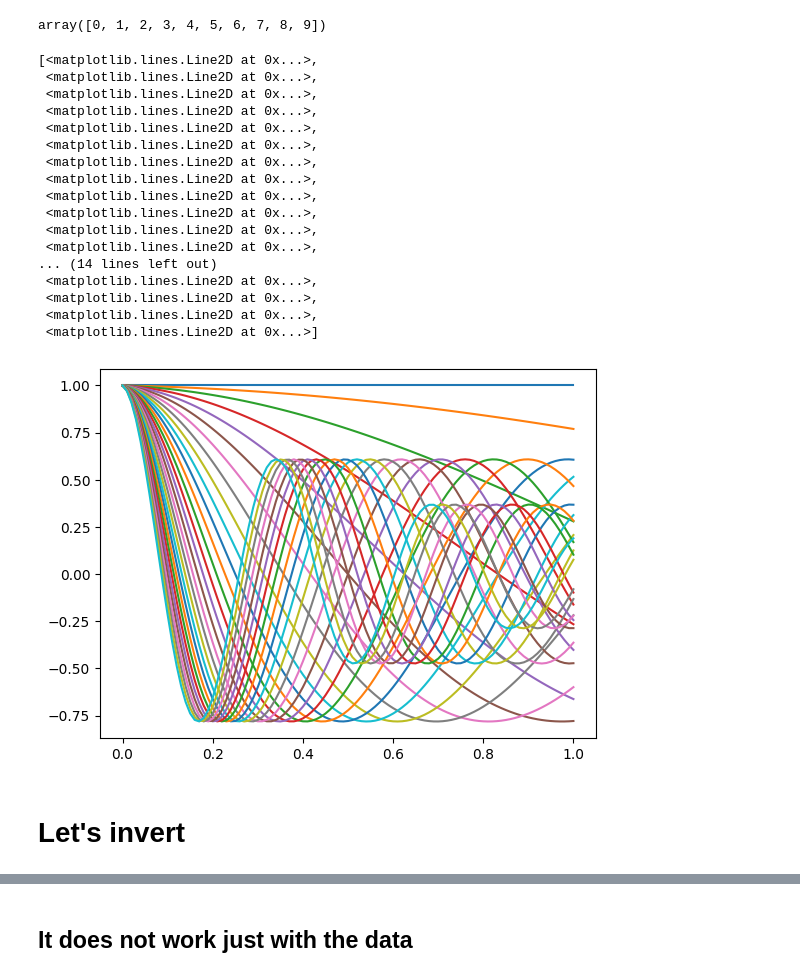
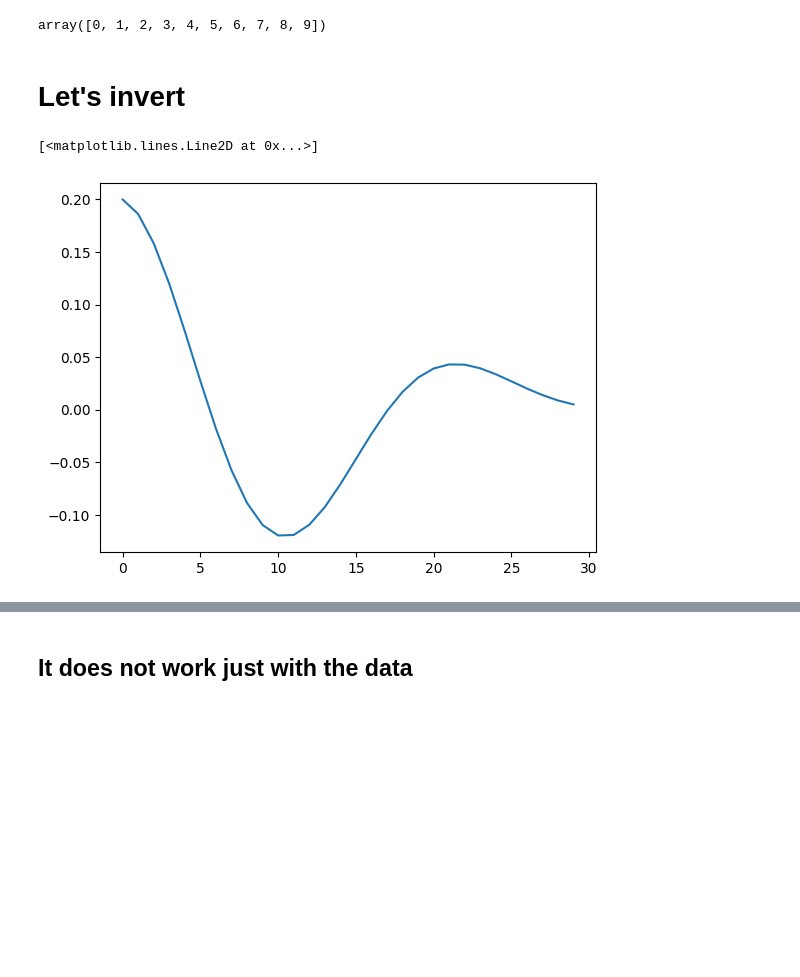
Before and after one commit to emgeolab/geol-4250, a Jupyter notebook: linear_inversion/linear_tikhonov.ipynb, the cells around one changed output, grey strips where cells are left out. Drawn from its saved outputs; the diff is of its cells as text; code cells hidden in the pictures; blank space fills up the shorter version.

```diff
--- a/linear_inversion/linear_tikhonov.ipynb
+++ b/linear_inversion/linear_tikhonov.ipynb
@@ -94,31 +91,17 @@ vec
 # %% [output]
 array([0, 1, 2, 3, 4, 5, 6, 7, 8, 9])
 # %%
-plt.plot(x_node, G_node.T)
+# plt.plot(x_node, G_node.T)
-# %% [output]
-[<matplotlib.lines.Line2D at 0x...>,
- <matplotlib.lines.Line2D at 0x...>,
- <matplotlib.lines.Line2D at 0x...>,
- <matplotlib.lines.Line2D at 0x...>,
- <matplotlib.lines.Line2D at 0x...>,
- <matplotlib.lines.Line2D at 0x...>,
- <matplotlib.lines.Line2D at 0x...>,
- <matplotlib.lines.Line2D at 0x...>,
- <matplotlib.lines.Line2D at 0x...>,
- <matplotlib.lines.Line2D at 0x...>,
- <matplotlib.lines.Line2D at 0x...>,
- <matplotlib.lines.Line2D at 0x...>,
-... (14 lines left out)
- <matplotlib.lines.Line2D at 0x...>,
- <matplotlib.lines.Line2D at 0x...>,
- <matplotlib.lines.Line2D at 0x...>,
- <matplotlib.lines.Line2D at 0x...>]
-[figure, removed]
 # %% [markdown]
 # Let's invert
 # %%
 dpred = G@m
 dobs = dpred.copy()
+# %%
+plt.plot(dpred)
+# %% [output]
+[<matplotlib.lines.Line2D at 0x...>]
+[figure, added]
 # %%
 m_est = np.linalg.solve(G.T @ G, G.T @ dpred)
 # %%
```
Also changed, not shown: parts of 13 cells of this notebook.
